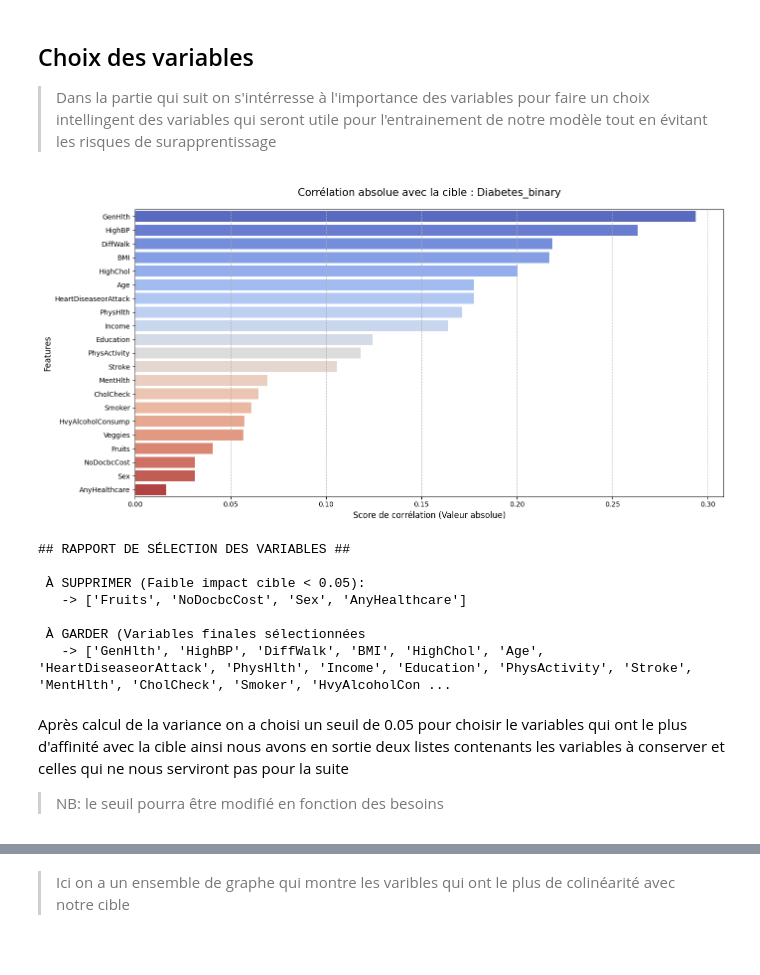
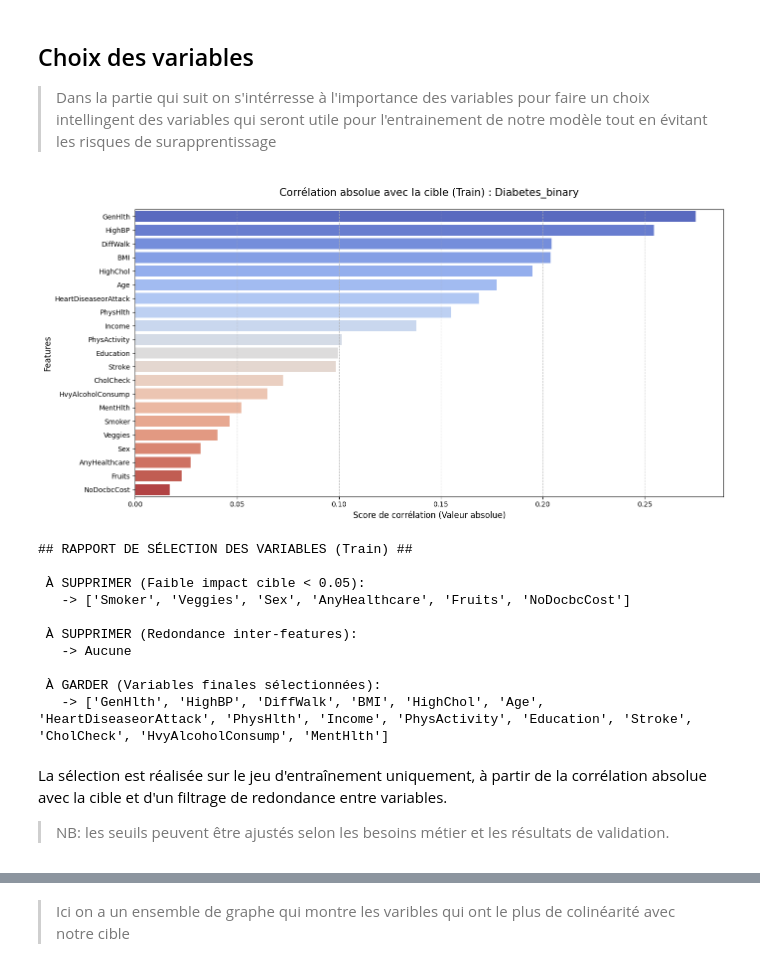
Before and after one commit to A4-CESI/deep_learning, a Jupyter notebook: preprocessing/preprocessingg.ipynb, the cells around one changed output, grey strips where cells are left out. Drawn from its saved outputs; the diff is of its cells as text; code cells hidden in the pictures.

```diff
--- a/preprocessing/preprocessingg.ipynb
+++ b/preprocessing/preprocessingg.ipynb
@@ -184,31 +203,10 @@ dtype: object
 # %%
-print(f"Nombre de lignes avant suppression des doublons : {len(df)}")
-
-# Affichage des valeurs manquantes et des doublons
-print("=== Valeurs manquantes ===")
-missing = df.isnull().sum()
-print(missing[missing > 0] if missing.any() else "Aucune valeur manquante ")
-
-print("\n=== Doublons ===")
-n_duplicates = df.duplicated().sum()
-print(f"Nombre de lignes dupliquées : {n_duplicates:,}")
-
-# Suppression des doublons
-print("\n=== Suppression des doublons ===")
-
-if n_duplicates > 0:
-    df_clean = df.drop_duplicates()
-    print(f"Nombre de lignes après suppression des doublons : {len(df)}")
-
-    # Recréation de X et y après nettoyage
-    X = df_clean.drop("Diabetes_binary", axis=1)
-    y = df_clean["Diabetes_binary"]
-
-
-    # Refaire le split après nettoyage
+if df is not None:
     X_train, X_temp, y_train, y_temp = train_test_split(X, y, test_size=0.3, random_state=42, stratify=y)
     X_val, X_test, y_val, y_test = train_test_split(X_temp, y_temp, test_size=0.5, random_state=42, stratify=y_temp)
 
-else:
-    print("Aucun doublon à supprimer.")
+    print("Taille train :", X_train.shape)
+    print("Taille validation :", X_val.shape)
+    print("Taille test :", X_test.shape)
+    print(f"nb de ligne : {len(df)}")
 # %% [output]
@@ -477,8 +470,10 @@ plt.show()
 # %% [output]
 [figure]
 # %%
-all_cols = numeric_cols + ordinal_cols + binary_cols + ['Diabetes_binary']
-corr_matrix = df[all_cols].corr()
+all_cols = numeric_cols + ordinal_cols + binary_cols + [TARGET_COL]
+train_analysis_df = X_train.copy()
+train_analysis_df[TARGET_COL] = y_train.values
+corr_matrix = train_analysis_df[all_cols].corr()
 
 fig, ax = plt.subplots(figsize=(18,14))
 mask = np.triu(np.ones_like(corr_matrix, dtype=bool))
@@ -491,7 +486,7 @@ sns.heatmap(
     cbar_kws={'shrink': 0.8, 'label': 'Corrélation de Pearson'},
     vmin=-1, vmax=1
 )
-ax.set_title('Matrice de Corrélation Complète', fontsize=18, fontweight='bold', pad=15)
+ax.set_title('Matrice de Corrélation (Train uniquement)', fontsize=18, fontweight='bold', pad=15)
 plt.tight_layout()
 plt.show()
 # %% [output]
@@ -501,28 +496,27 @@ plt.show()
 
 > Dans la partie qui suit on s'intérresse à l'importance des variables pour faire un choix intellingent des variables qui seront utile pour l'entrainement de notre modèle tout en évitant les risques de surapprentissage
 # %%
-TARGET_COL = 'Diabetes_binary'
-target_corr = df.corr()[TARGET_COL].drop(TARGET_COL).abs().sort_values(ascending=False)
+target_corr = corr_matrix[TARGET_COL].drop(TARGET_COL).abs().sort_values(ascending=False)
 
 plt.figure(figsize=(14, 7))
 
 sns.barplot(
     x=target_corr.values,
     y=target_corr.index,
     hue=target_corr.index,
     palette='coolwarm',
     legend=False
 )
 
-plt.title(f'Corrélation absolue avec la cible : {TARGET_COL}', fontsize=15, pad=20)
+plt.title(f'Corrélation absolue avec la cible (Train) : {TARGET_COL}', fontsize=15, pad=20)
 plt.xlabel('Score de corrélation (Valeur absolue)', fontsize=12)
 plt.ylabel('Features', fontsize=12)
 plt.grid(axis='x', linestyle='--', alpha=0.7)
 
 plt.tight_layout()
 plt.show()
 # %% [output]
-[figure, old version]
+[figure, new version]
 # %%
 CORR_TARGET_THRESHOLD = 0.05
 CORR_INTER_THRESHOLD = 0.60
@@ -532,12 +526,12 @@ weak_features = target_corr[target_corr < CORR_TARGET_THRESHOLD].index.tolist()
 
 
 to_drop_redundant = set()
-for i in range(len(corr_matrix.columns)):
+feature_corr = corr_matrix.drop(index=TARGET_COL, columns=TARGET_COL)
+for i in range(len(feature_corr.columns)):
     for j in range(i):
-        if abs(corr_matrix.iloc[i, j]) > CORR_INTER_THRESHOLD:
-            colname_i = corr_matrix.columns[i]
-            colname_j = corr_matrix.columns[j]
-
+        if abs(feature_corr.iloc[i, j]) > CORR_INTER_THRESHOLD:
+            colname_i = feature_corr.columns[i]
+            colname_j = feature_corr.columns[j]
 
             if target_corr[colname_i] > target_corr[colname_j]:
                 to_drop_redundant.add(colname_j)
@@ -549,21 +543,26 @@ all_to_drop = set(weak_features) | to_drop_redundant
 final_features = [c for c in target_corr.index if c not in all_to_drop]
 
 
-print("## RAPPORT DE SÉLECTION DES VARIABLES ##\n")
+print("## RAPPORT DE SÉLECTION DES VARIABLES (Train) ##\n")
 print(f" À SUPPRIMER (Faible impact cible < {CORR_TARGET_THRESHOLD}):")
 print(f"   -> {weak_features if weak_features else 'Aucune'}")
-print(f"\n À GARDER (Variables finales sélectionnées")
+print("\n À SUPPRIMER (Redondance inter-features):")
+print(f"   -> {sorted(to_drop_redundant) if to_drop_redundant else 'Aucune'}")
+print("\n À GARDER (Variables finales sélectionnées):")
 print(f"   -> {final_features}")
 # %% [output]
-## RAPPORT DE SÉLECTION DES VARIABLES ##
+## RAPPORT DE SÉLECTION DES VARIABLES (Train) ##
 
  À SUPPRIMER (Faible impact cible < 0.05):
-   -> ['Fruits', 'NoDocbcCost', 'Sex', 'AnyHealthcare']
+   -> ['Smoker', 'Veggies', 'Sex', 'AnyHealthcare', 'Fruits', 'NoDocbcCost']
 
- À GARDER (Variables finales sélectionnées
-   -> ['GenHlth', 'HighBP', 'DiffWalk', 'BMI', 'HighChol', 'Age', 'HeartDiseaseorAttack', 'PhysHlth', 'Income', 'Education', 'PhysActivity', 'Stroke', 'MentHlth', 'CholCheck', 'Smoker', 'HvyAlcoholCon ...
+ À SUPPRIMER (Redondance inter-features):
+   -> Aucune
+
+ À GARDER (Variables finales sélectionnées):
+   -> ['GenHlth', 'HighBP', 'DiffWalk', 'BMI', 'HighChol', 'Age', 'HeartDiseaseorAttack', 'PhysHlth', 'Income', 'PhysActivity', 'Education', 'Stroke', 'CholCheck', 'HvyAlcoholConsump', 'MentHlth']
 # %% [markdown]
-Après calcul de la variance on a choisi un seuil de 0.05 pour choisir le variables qui ont le plus d'affinité avec la cible ainsi nous avons en sortie deux listes contenants les variables à conserver et celles qui ne nous serviront pas pour la suite
+La sélection est réalisée sur le jeu d'entraînement uniquement, à partir de la corrélation absolue avec la cible et d'un filtrage de redondance entre variables.
 
->NB: le seuil pourra être modifié en fonction des besoins
+>NB: les seuils peuvent être ajustés selon les besoins métier et les résultats de validation.
 # %%
```
Also changed, not shown: parts of 16 cells of this notebook, 6 other files.
